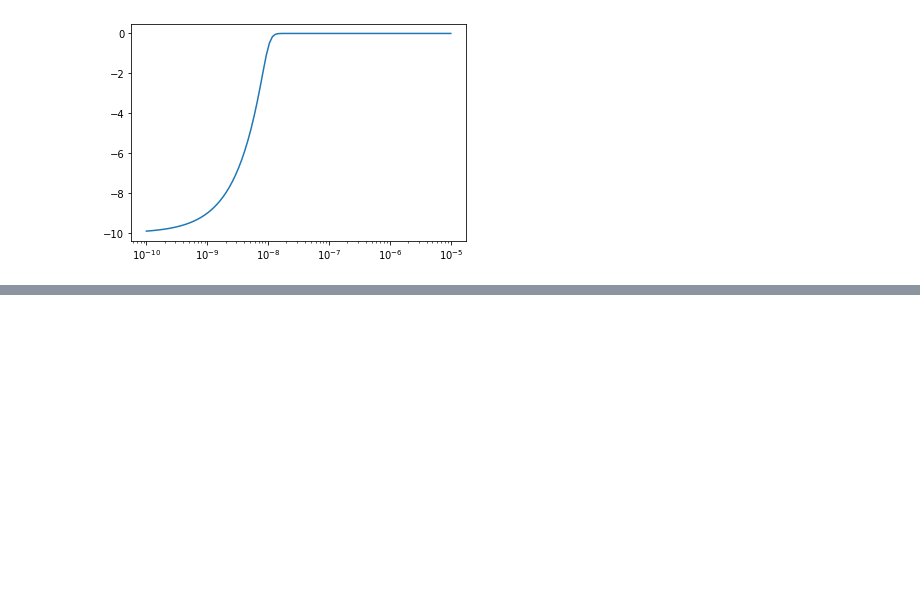
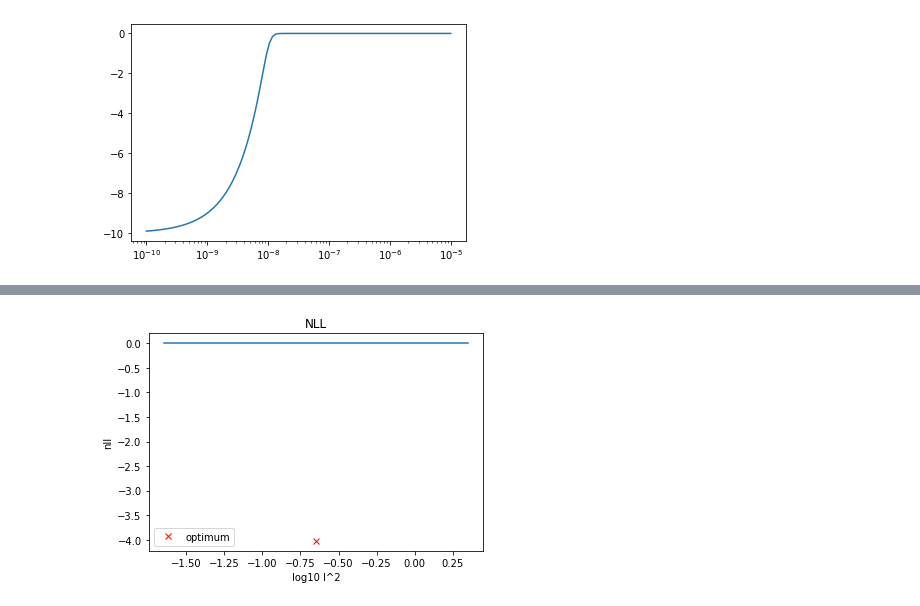
Before and after one commit to redmod-team/profit, a Jupyter notebook: doc/gp_custom.ipynb, the cells around one changed output, grey strips where cells are left out. Saved outputs shown, nothing was run; the diff lists cells and outputs as text; code cells hidden in the pictures; blank space fills up the shorter version.

```diff
--- a/doc/gp_custom.ipynb
+++ b/doc/gp_custom.ipynb
@@ -294,0 +568,27 @@ dm.t 1  :  [[  -37.33122835 11233.97226906]]
+# %%
+nl = 50
+ns2 = 40
+
+log10l = np.linspace(res.x[0]-1, res.x[0]+1, nl)
+
+[Ll, Ls2] = np.meshgrid(log10l, log10s2)
+
+nlls = np.array(
+    [nll([10**ll, log_s2], xtrain, ytrain, 0) for ll in log10l]
+    ).reshape([nl, 1])
+
+# Do some cut for visualization
+maxval = 0.0
+nlls[nlls>maxval] = maxval
+
+plt.figure()
+plt.title('NLL')
+
+plt.plot(res.x[0], res.x[1], 'rx')
+plt.plot(log10l, nlls)
+plt.xlabel('log10 l^2')
+plt.ylabel('nll')
+plt.legend(['optimum'])
+plt.show()
+# %% [output]
+[figure, added]
```
Also changed, not shown: parts of 24 cells of this notebook, 1 other file.
